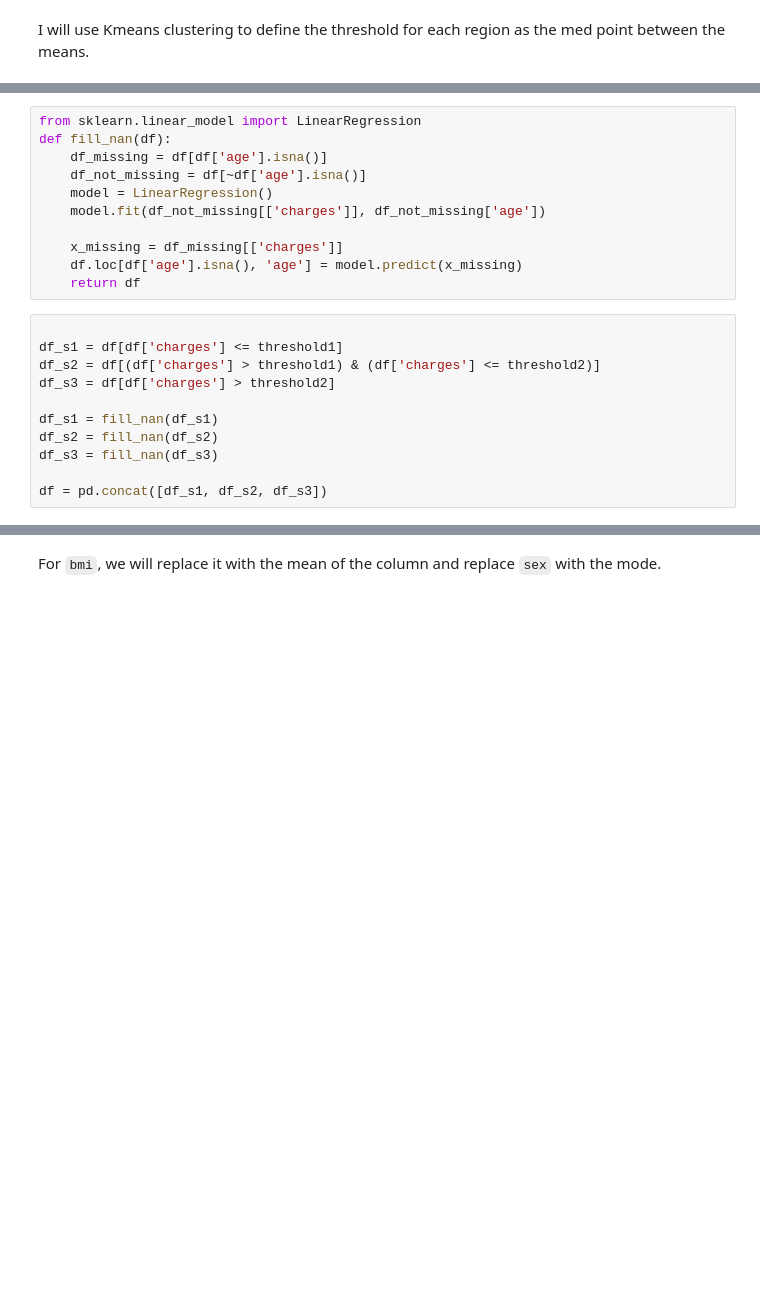
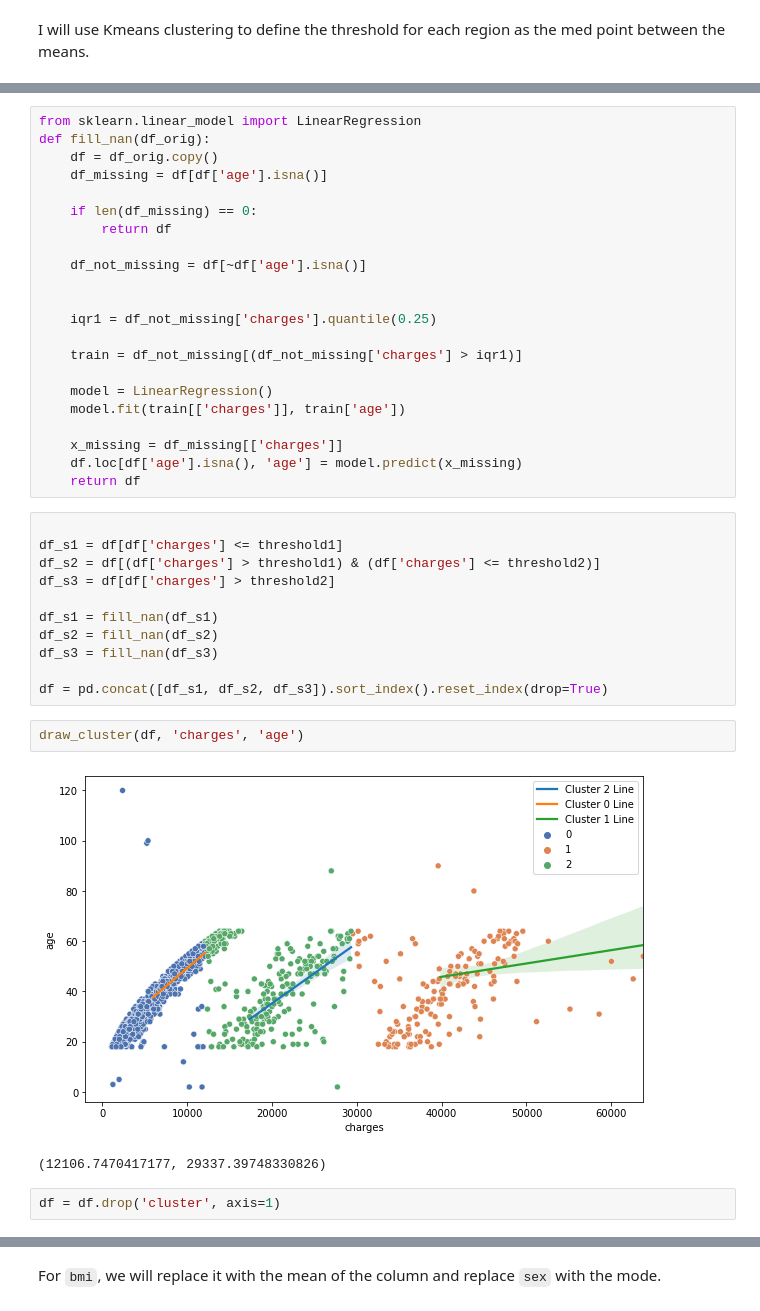
Before and after one commit to ahmad-m-abbas/Ai-Lab, a Jupyter notebook: Case Study 1/Case_Study_1_1190245.ipynb, the cells around one changed output, grey strips where cells are left out. Saved outputs shown, nothing was run; the diff lists cells and outputs as text; blank space fills up the shorter version.

```diff
--- a/Case Study 1/Case_Study_1_1190245.ipynb
+++ b/Case Study 1/Case_Study_1_1190245.ipynb
@@ -129,10 +159,21 @@ threshold2 = (cetners[1] + cetners[2]) / 2
 # %%
 from sklearn.linear_model import LinearRegression
-def fill_nan(df):
+def fill_nan(df_orig):
+    df = df_orig.copy()
     df_missing = df[df['age'].isna()]
+
+    if len(df_missing) == 0:
+        return df
+
     df_not_missing = df[~df['age'].isna()]
+
+
+    iqr1 = df_not_missing['charges'].quantile(0.25)
+
+    train = df_not_missing[(df_not_missing['charges'] > iqr1)]
+
     model = LinearRegression()
-    model.fit(df_not_missing[['charges']], df_not_missing['age'])
+    model.fit(train[['charges']], train['age'])
 
     x_missing = df_missing[['charges']]
     df.loc[df['age'].isna(), 'age'] = model.predict(x_missing)
@@ -147,7 +188,14 @@ df_s1 = fill_nan(df_s1)
 df_s2 = fill_nan(df_s2)
 df_s3 = fill_nan(df_s3)
 
-df = pd.concat([df_s1, df_s2, df_s3])
+df = pd.concat([df_s1, df_s2, df_s3]).sort_index().reset_index(drop=True)
+# %%
+draw_cluster(df, 'charges', 'age')
+# %% [output]
+[figure, added]
+(12106.7470417177, 29337.39748330826)
+# %%
+df = df.drop('cluster', axis=1)
 # %%
 print(df.isnull().sum())
 # %% [output]
```
Also changed, not shown: parts of 37 cells of this notebook, 2 other files.
